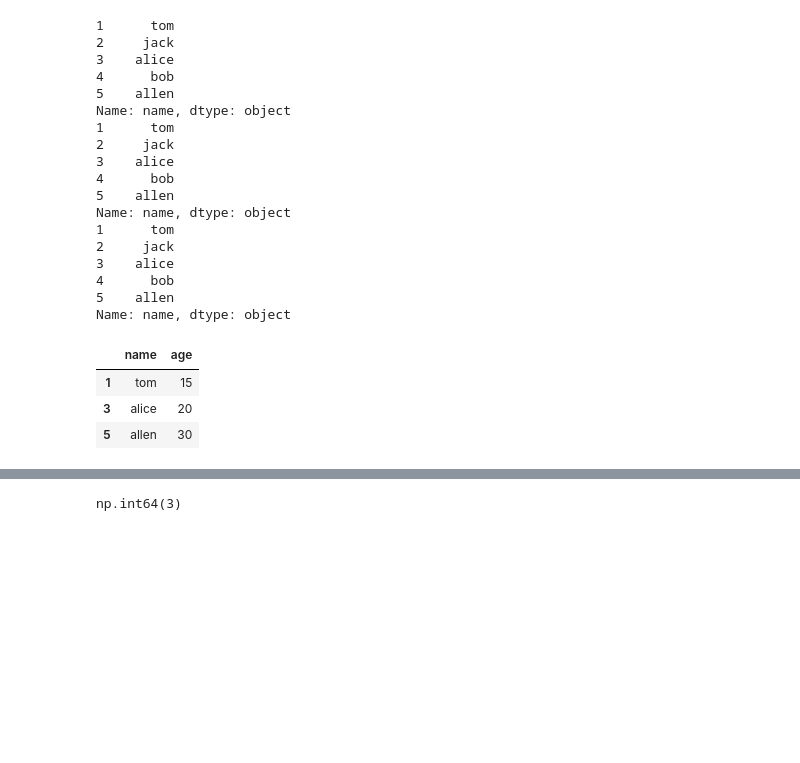
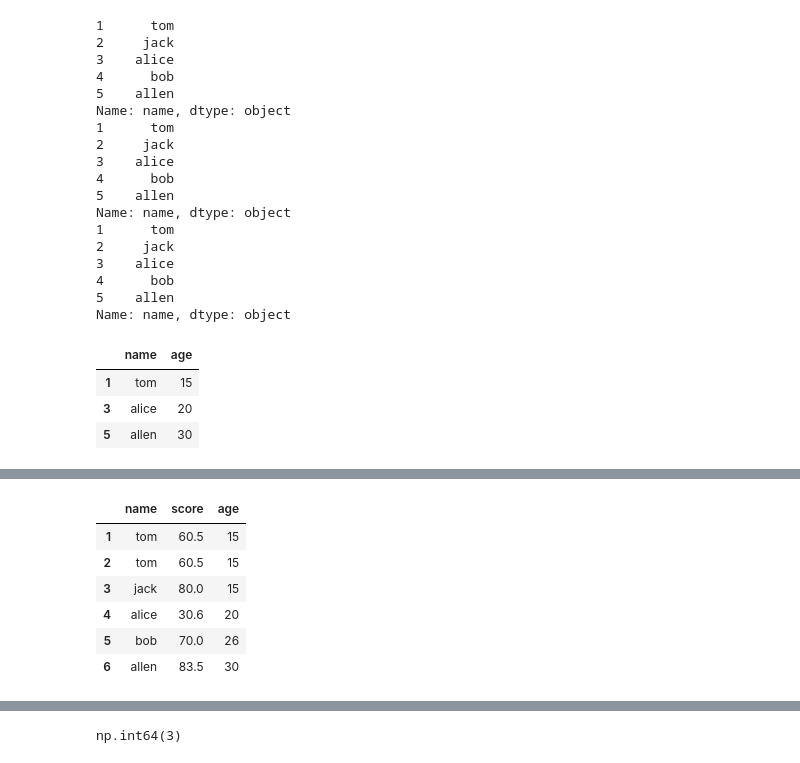
Before and after one commit to wuminshi389/Python-Data-Analysis-Learnning-, a Jupyter notebook: 3.DataFrame学习.ipynb, the cells around one changed output, grey strips where cells are left out. Saved outputs shown, nothing was run; the diff lists cells and outputs as text; code cells hidden in the pictures; blank space fills up the shorter version.

```diff
--- a/3.DataFrame学习.ipynb
+++ b/3.DataFrame学习.ipynb
@@ -140,11 +251,20 @@ print(df.age.mode())  #众数
 # %%
 df = pd.DataFrame(
     {
         "name":["tom","tom",'jack','alice','bob','allen'],
         "age":[15,15,15,20,26,30],
         "score":[60.5,60.5,80,30.6,70,83.5]
     },index=[1,2,3,4,5,6],columns=["name","score","age"]
 )
+df
+# %% [output]
+|  | name | score | age |
+| 1 | tom | 60.5 | 15 |
+| 2 | tom | 60.5 | 15 |
+| 3 | jack | 80.0 | 15 |
+| 4 | alice | 30.6 | 20 |
+| 5 | bob | 70.0 | 26 |
+| 6 | allen | 83.5 | 30 |
 # %%
 print(df.score.std())  #标准差
 print(df.score.var()) #方差
```
Also changed, not shown: parts of 31 cells of this notebook.
